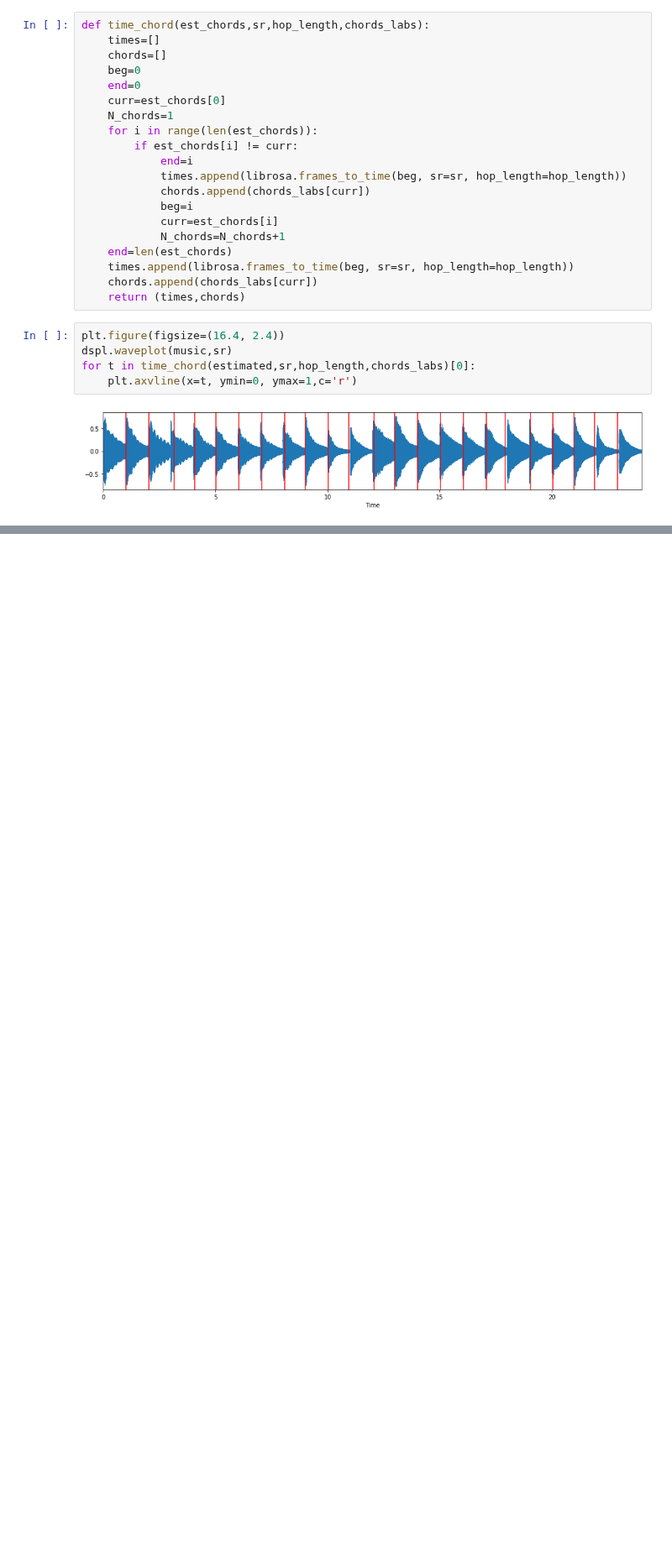
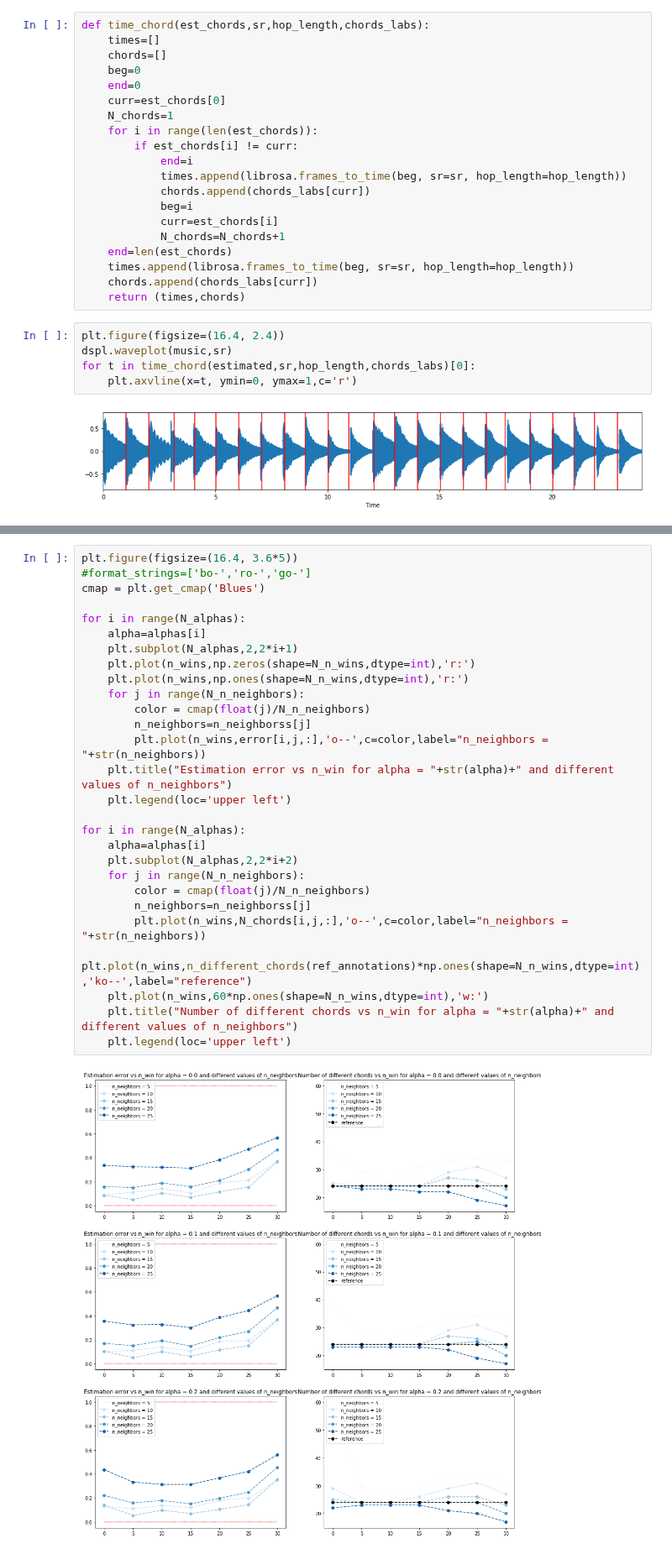
Before and after one commit to fmacca/template-chord-matching, a Jupyter notebook: Template_matching_tutorial.ipynb, the cells around one changed output, grey strips where cells are left out. Shown at 84% size. Saved outputs shown, nothing was run; the diff lists cells and outputs as text; blank space fills up the shorter version.

```diff
--- a/Template_matching_tutorial.ipynb
+++ b/Template_matching_tutorial.ipynb
@@ -698,0 +751,30 @@ for t in time_chord(estimated,sr,hop_length,chords_labs)[0]:
+# %%
+plt.figure(figsize=(16.4, 3.6*5))
+#format_strings=['bo-','ro-','go-']
+cmap = plt.get_cmap('Blues')
+
+for i in range(N_alphas):
+    alpha=alphas[i]
+    plt.subplot(N_alphas,2,2*i+1)
+    plt.plot(n_wins,np.zeros(shape=N_n_wins,dtype=int),'r:')
+    plt.plot(n_wins,np.ones(shape=N_n_wins,dtype=int),'r:')
+    for j in range(N_n_neighbors):
+        color = cmap(float(j)/N_n_neighbors)
+        n_neighbors=n_neighborss[j]
+        plt.plot(n_wins,error[i,j,:],'o--',c=color,label="n_neighbors = "+str(n_neighbors))
+    plt.title("Estimation error vs n_win for alpha = "+str(alpha)+" and different values of n_neighbors")
+    plt.legend(loc='upper left')
+
+for i in range(N_alphas):
+    alpha=alphas[i]
+    plt.subplot(N_alphas,2,2*i+2)
+    for j in range(N_n_neighbors):
+        color = cmap(float(j)/N_n_neighbors)
+        n_neighbors=n_neighborss[j]
+        plt.plot(n_wins,N_chords[i,j,:],'o--',c=color,label="n_neighbors = "+str(n_neighbors))
+    plt.plot(n_wins,n_different_chords(ref_annotations)*np.ones(shape=N_n_wins,dtype=int),'ko--',label="reference")
+    plt.plot(n_wins,60*np.ones(shape=N_n_wins,dtype=int),'w:')
+    plt.title("Number of different chords vs n_win for alpha = "+str(alpha)+" and different values of n_neighbors")
+    plt.legend(loc='upper left')
+# %% [output]
+[figure, added]
```
Also changed, not shown: parts of 7 cells of this notebook, 3 other files.
